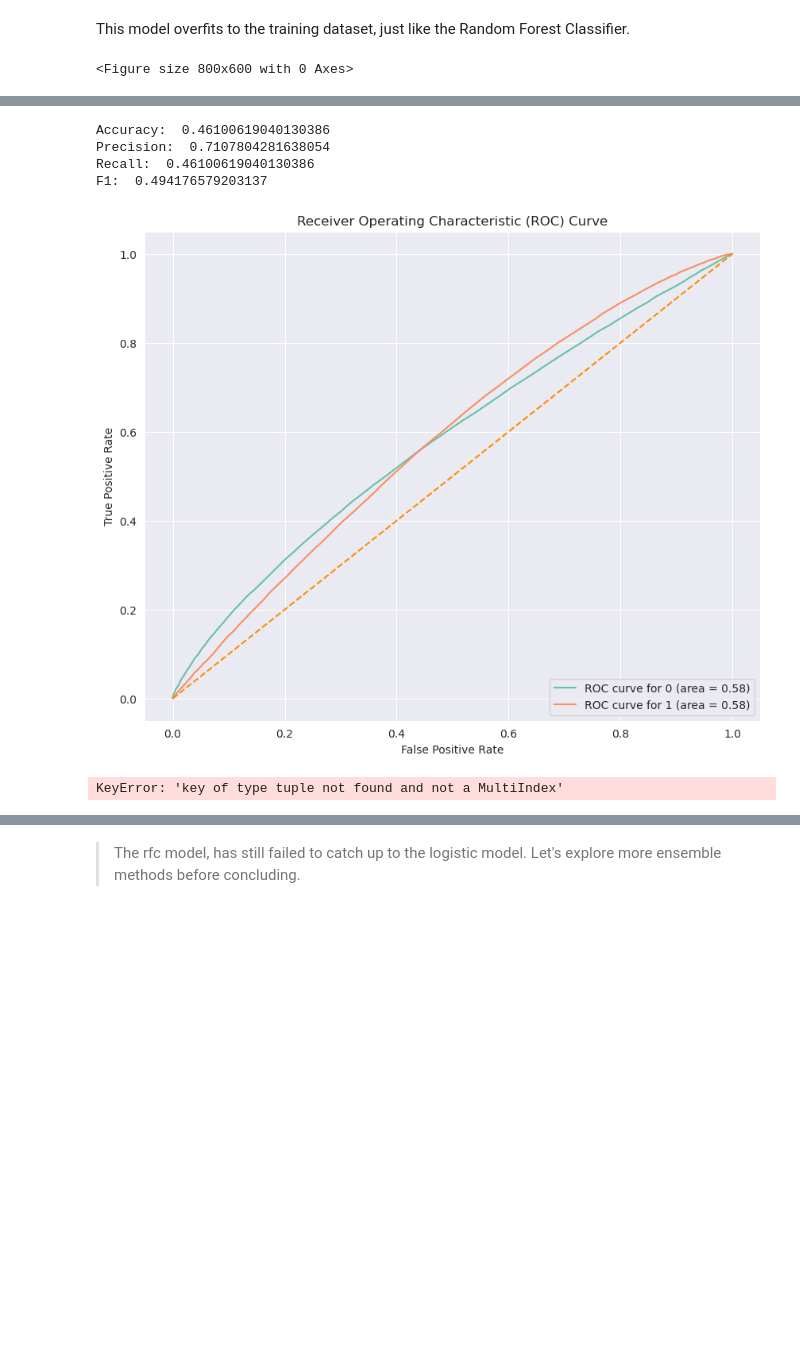
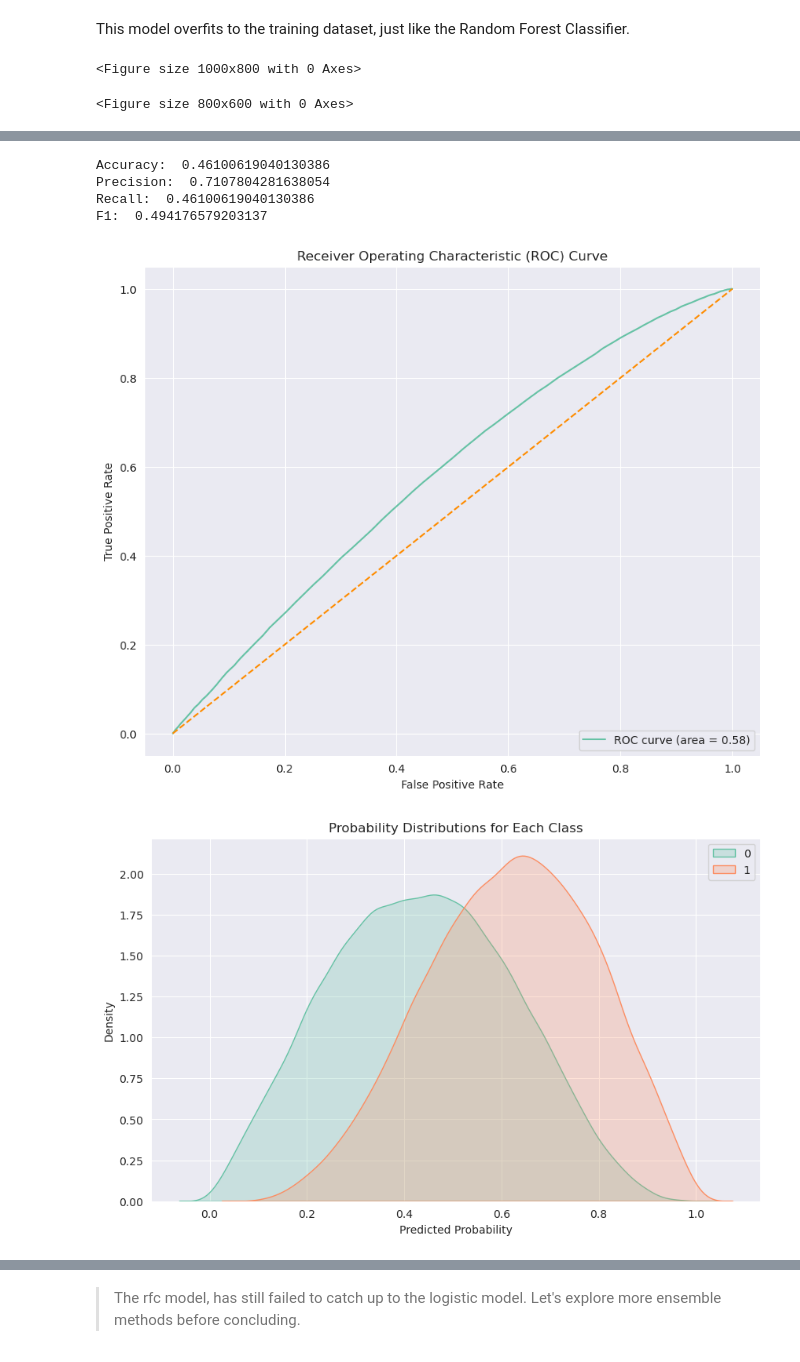
Before and after one commit to Mythamor/Django_Asset_Finance_Risk_Assessment_Model, a Jupyter notebook: asset_finance_model/notebooks/Asset_Finance_Loan_Default_Model.ipynb, the cells around one changed output, grey strips where cells are left out. Cells and saved outputs as stored; diff of their text form; code cells hidden in the pictures; blank space fills up the shorter version.

Commit message:
Cleaning up the modelling notebook

```diff
--- a/asset_finance_model/notebooks/Asset_Finance_Loan_Default_Model.ipynb
+++ b/asset_finance_model/notebooks/Asset_Finance_Loan_Default_Model.ipynb
@@ -181,10 +181,7 @@ from sklearn.metrics import confusion_matrix, ConfusionMatrixDisplay, f1_score,
 from sklearn.metrics import (accuracy_score, recall_score, precision_score,
                              f1_score, confusion_matrix, roc_curve, auc,
                              ConfusionMatrixDisplay, RocCurveDisplay)
-import seaborn as sns
-import matplotlib.pyplot as plt
-import pandas as pd
-import numpy as np
+from sklearn.preprocessing import label_binarize
 
 # Function for model evaluation
 def eval_model(model, X_test, y_test, n_classes=None):
@@ -237,8 +234,8 @@ def eval_model(model, X_test, y_test, n_classes=None):
 
     # Plot the distribution of probabilities for the estimated classes
     for i in range(len(n_classes)):
-        sns.kdeplot(results_df[results_df['true_class'] == n_classes[i]]['predicted_probabilities'][:, i],
-                    label=f"{n_classes[i]}", fill=True)
+        for prob_array in results_df[class_mask]['predicted_probabilities']:
+            class_probs.append(prob_array[i])
 
     plt.title('Probability Distributions for Each Class')
     plt.xlabel('Predicted Probability')
@@ -553,11 +638,12 @@ This model overfits to the training dataset, just like the Random Forest Classif
 # %%
-eval_model(rf_clf, X_test_preprocessed, y_test_en)
+eval_model(rf_clf, X_test_preprocessed, y_test)
 # %% [output]
-<Figure size 800x600 with 0 Axes>
+<Figure size 1000x800 with 0 Axes>
+<Figure size 800x600 with 0 Axes>
 [figure]
-Accuracy:  0.46100619040130386
-Precision:  0.7107804281638054
-Recall:  0.46100619040130386
-F1:  0.494176579203137
+Accuracy:  0.46100619040130386
+Precision:  0.7107804281638054
+Recall:  0.46100619040130386
+F1:  0.494176579203137
-[figure, old version]
+[figure, new version]
-KeyError: 'key of type tuple not found and not a MultiIndex'
+[figure, added]
```
Also changed, not shown: parts of 4 cells of this notebook.
